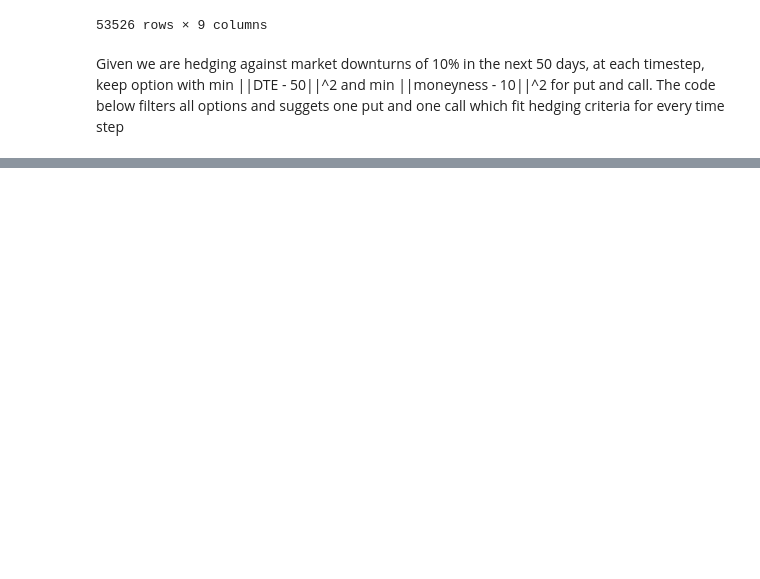
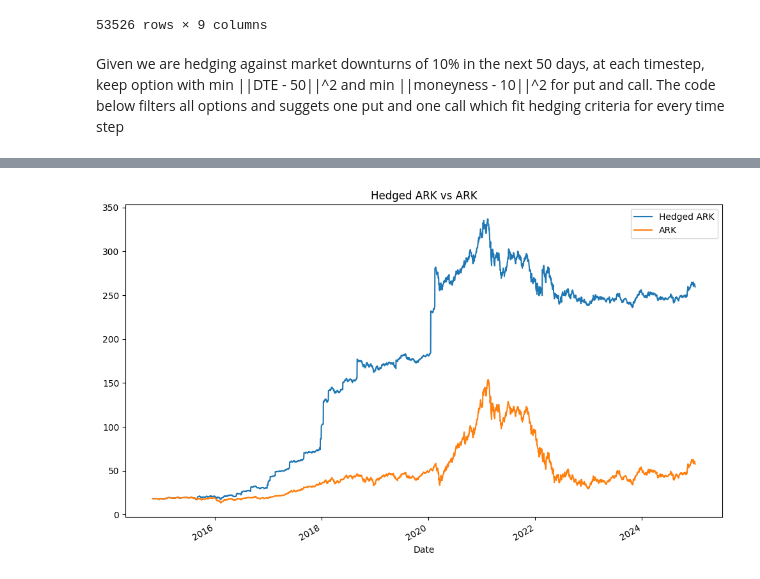
Before and after one commit to mschaefer77/MF-Project, a Jupyter notebook: Calibration.ipynb, the cells around one changed output, grey strips where cells are left out. Cells and saved outputs as stored; diff of their text form; code cells hidden in the pictures; blank space fills up the shorter version.

Commit message:
Option Strategy

```diff
--- a/Calibration.ipynb
+++ b/Calibration.ipynb
@@ -250,0 +224,3 @@ best_options
+# %%
+call_best = best_options[best_options['cp_flag'] == 'C']
+put_best = best_options[best_options['cp_flag'] == 'P']
@@ -250,0 +235,9 @@ best_options
+# %%
+weekly_call = call_best.resample('W').first()
+weekly_puts = put_best.resample('W').first()
+
+weekly_call.loc[:,'Option Payoff'] = -(weekly_call['SPY At Expiry'] - weekly_call['strike_price']).clip(lower=0) * 100
+weekly_call.loc[:,'Scaled Option Payoff'] = weekly_call['Option Payoff'] * weekly_call['Num Options']
+
+weekly_puts.loc[:,'Option Payoff'] = (weekly_puts['strike_price'] - weekly_puts['SPY At Expiry']).clip(lower=0) * 100
+weekly_puts.loc[:,'Scaled Option Payoff'] = weekly_puts['Option Payoff'] * weekly_puts['Num Options']
@@ -250,0 +303,4 @@ best_options
+# %%
+hedge_retz['Ark Delta P']  = hedge_retz['Close'].diff()
+hedge_retz = hedge_retz.dropna()
+hedge_retz
@@ -250,0 +332,12 @@ best_options
+# %%
+
+hedge_retz = hedge_retz.copy()
+port_value = [hedge_retz.loc[:,'Close'].iloc[0]]
+
+for i in range(1, len(hedge_retz)):
+    delta_price = hedge_retz.loc[:,'Ark Delta P'].iloc[i] + hedge_retz.loc[:,'Call Payoff'].iloc[i] +  hedge_retz.loc[:,'Put Payoff'].iloc[i]  + hedge_retz.loc[:,'Call Cost'].iloc[i] + hedge_retz.loc[:,'Put Cost'].iloc[i]
+    port_value.append(port_value[-1] + delta_price)
+
+hedge_retz.loc[:,'Portfolio Value'] = port_value
+hedge_retz.loc[:,'Portfolio Returns'] = hedge_retz.loc[:,'Portfolio Value'].pct_change()
+hedge_retz
@@ -250,0 +410,9 @@ best_options
+# %%
+fig, ax = plt.subplots(figsize=(10, 6))
+hedge_retz['Portfolio Value'].plot(ax=ax, label='Hedged ARK')
+ark_prices['Close'].plot(ax=ax, label='ARK')
+plt.title('Hedged ARK vs ARK')
+plt.legend()
+plt.tight_layout()
+# %% [output]
+[figure, added]
```
Also changed, not shown: parts of 21 cells of this notebook, 3 other files.
